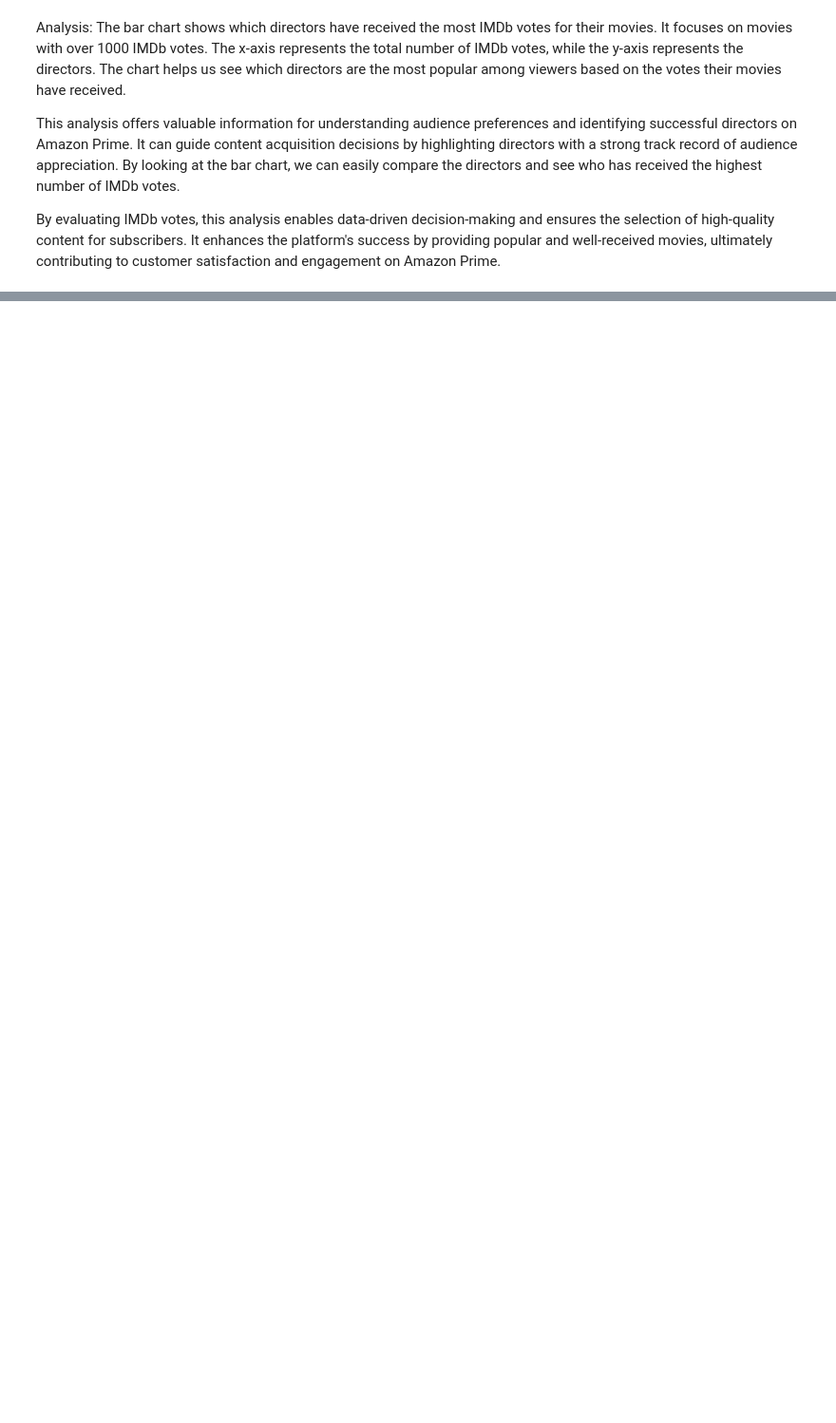
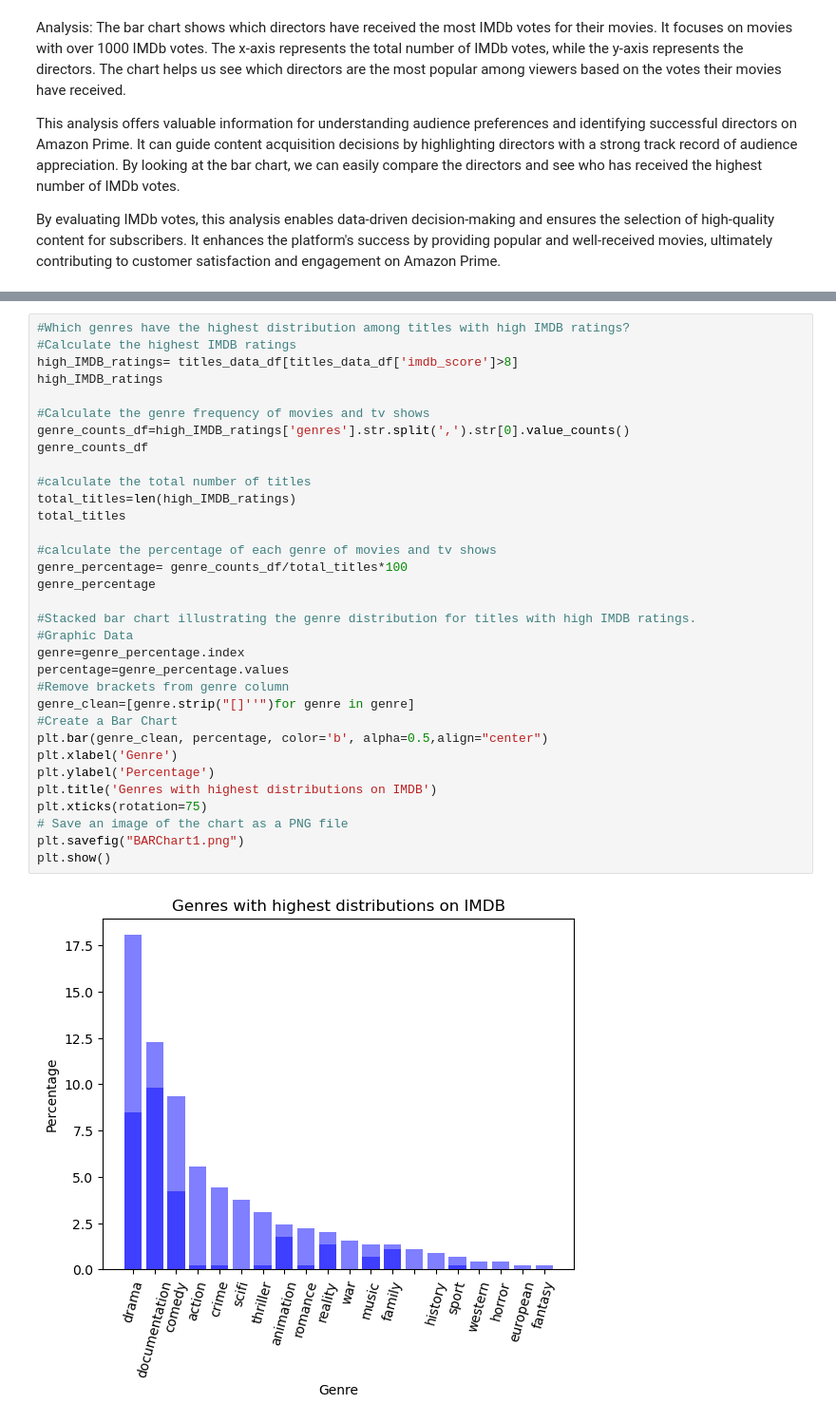
Before and after one commit to jannatulhashi/Amazon_Prime_Project, a Jupyter notebook: Amazon Data.ipynb, the cells around one changed output, grey strips where cells are left out. Shown at 95% size. Drawn from its saved outputs; the diff is of its cells as text; blank space fills up the shorter version.

```diff
--- a/Amazon Data.ipynb
+++ b/Amazon Data.ipynb
@@ -376,0 +446,35 @@ By evaluating IMDb votes, this analysis enables data-driven decision-making and
+# %%
+#Which genres have the highest distribution among titles with high IMDB ratings?
+#Calculate the highest IMDB ratings
+high_IMDB_ratings= titles_data_df[titles_data_df['imdb_score']>8]
+high_IMDB_ratings
+
+#Calculate the genre frequency of movies and tv shows
+genre_counts_df=high_IMDB_ratings['genres'].str.split(',').str[0].value_counts()
+genre_counts_df
+
+#calculate the total number of titles
+total_titles=len(high_IMDB_ratings)
+total_titles
+
+#calculate the percentage of each genre of movies and tv shows
+genre_percentage= genre_counts_df/total_titles*100
+genre_percentage
+
+#Stacked bar chart illustrating the genre distribution for titles with high IMDB ratings.
+#Graphic Data
+genre=genre_percentage.index
+percentage=genre_percentage.values
+#Remove brackets from genre column
+genre_clean=[genre.strip("[]''")for genre in genre]
+#Create a Bar Chart
+plt.bar(genre_clean, percentage, color='b', alpha=0.5,align="center")
+plt.xlabel('Genre')
+plt.ylabel('Percentage')
+plt.title('Genres with highest distributions on IMDB')
+plt.xticks(rotation=75)
+# Save an image of the chart as a PNG file
+plt.savefig("BARChart1.png")
+plt.show()
+# %% [output]
+[figure, added]
```
Also changed, not shown: parts of 9 cells of this notebook, 2 other files.
